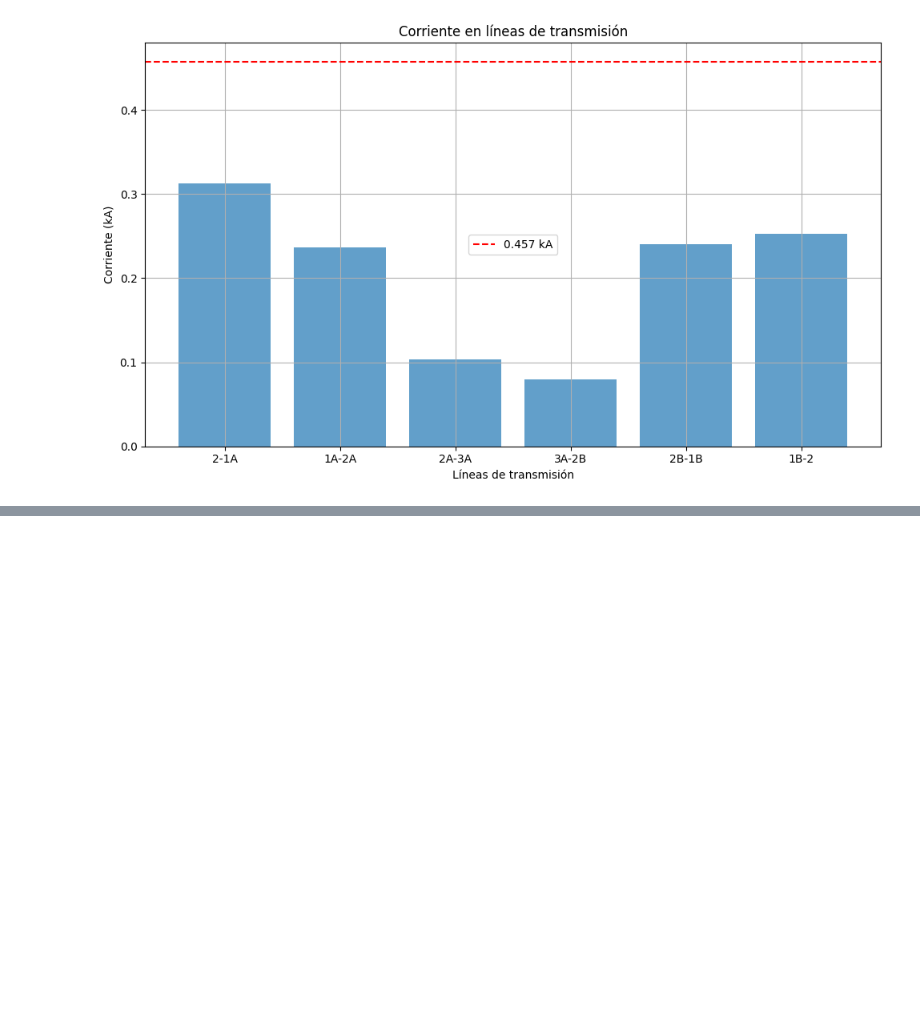
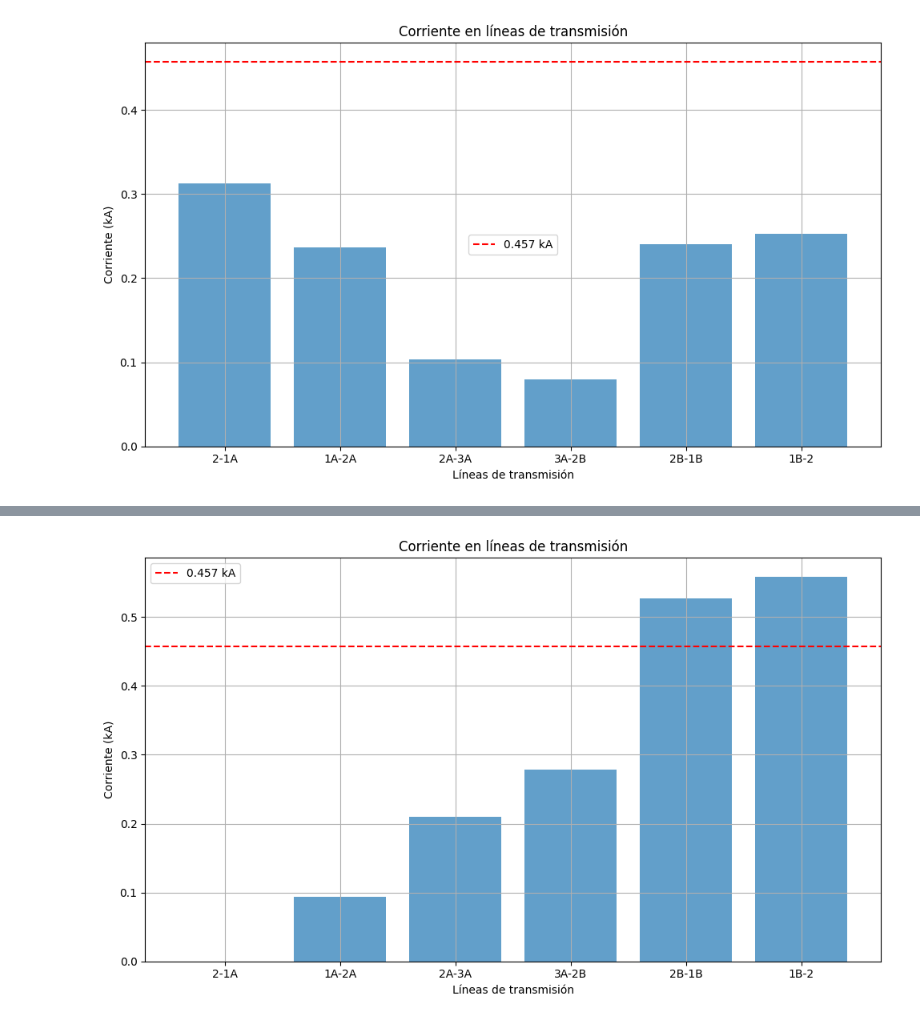
Before and after one commit to Onexz12/6GA_SEP1_S12024, a Jupyter notebook: Figura2a.ipynb, the cells around one changed output, grey strips where cells are left out. Saved outputs shown, nothing was run; the diff lists cells and outputs as text; code cells hidden in the pictures; blank space fills up the shorter version.

```diff
--- a/Figura2a.ipynb
+++ b/Figura2a.ipynb
@@ -658,0 +783,35 @@ plt.show()
+# %%
+# Obtener las corrientes de las líneas específicas
+line_currents = {
+    '2-1A': net.res_line.at[0, 'i_ka'],    # Línea 2-1A
+    '1A-2A': net.res_line.at[1, 'i_ka'],   # Línea 1A-2A
+    '2A-3A': net.res_line.at[2, 'i_ka'],   # Línea 2A-3A
+    '3A-2B': net.res_line.at[3, 'i_ka'],   # Línea 3A-2B
+    '2B-1B': net.res_line.at[4, 'i_ka'],   # Línea 2B-1B
+    '1B-2': net.res_line.at[5, 'i_ka']     # Línea 1B-2
+}
+
+import matplotlib.pyplot as plt
+
+# Crear un gráfico de barras para las corrientes de las líneas específicas
+plt.figure(figsize=(10, 6))
+bars = plt.bar(range(len(line_currents)), line_currents.values(), align='center', alpha=0.7)
+
+# Etiquetar las barras con los nombres de las líneas
+plt.xticks(range(len(line_currents)), line_currents.keys())
+
+# Agregar etiquetas y título al gráfico
+plt.xlabel('Líneas de transmisión')
+plt.ylabel('Corriente (kA)')
+plt.title('Corriente en líneas de transmisión')
+
+# Agregar una línea segmentada correspondiente a 0.457 kA
+plt.axhline(y=0.457, color='r', linestyle='--', label='0.457 kA')
+
+# Mostrar el gráfico
+plt.legend()
+plt.grid(True)
+plt.tight_layout()
+plt.show()
+# %% [output]
+[figure, added]
```
Also changed, not shown: parts of 11 cells of this notebook.
